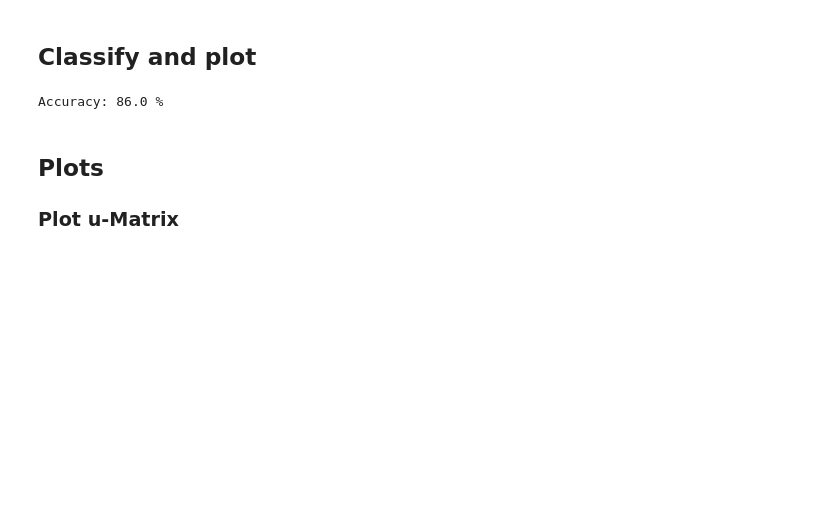
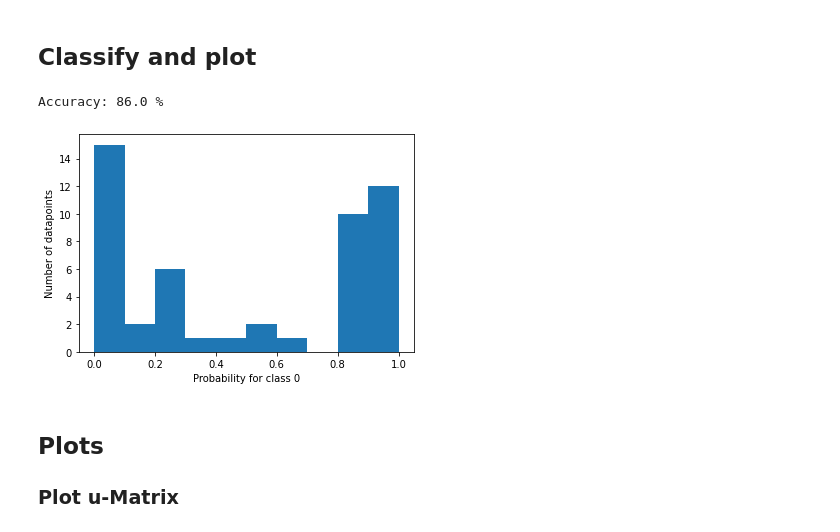
Before and after one commit to felixriese/susi, a Jupyter notebook: examples/SOMClassifier.ipynb, the cells around one changed output. Cells and saved outputs as stored; diff of their text form; code cells hidden in the pictures; blank space fills up the shorter version.

Commit message:
Add predict_proba(), see #21

```diff
--- a/examples/SOMClassifier.ipynb
+++ b/examples/SOMClassifier.ipynb
@@ -51,6 +51,18 @@ y_pred = som.predict(X_test)
 print("Accuracy: {0:.1f} %".format(som.score(X_test, y_test)*100))
 # %% [output]
 Accuracy: 86.0 %
+# %%
+# calculate probabilities
+proba = som.predict_proba(X_test)
+
+# plot probabilities
+class_index = 0
+plt.hist(proba[:, class_index])
+plt.xlabel(f"Probability for class {class_index}")
+plt.ylabel("Number of datapoints")
+plt.show()
+# %% [output]
+[figure, added]
 # %% [markdown]
 ## Plots
 ### Plot u-Matrix
```
Also changed, not shown: 7 other files.
